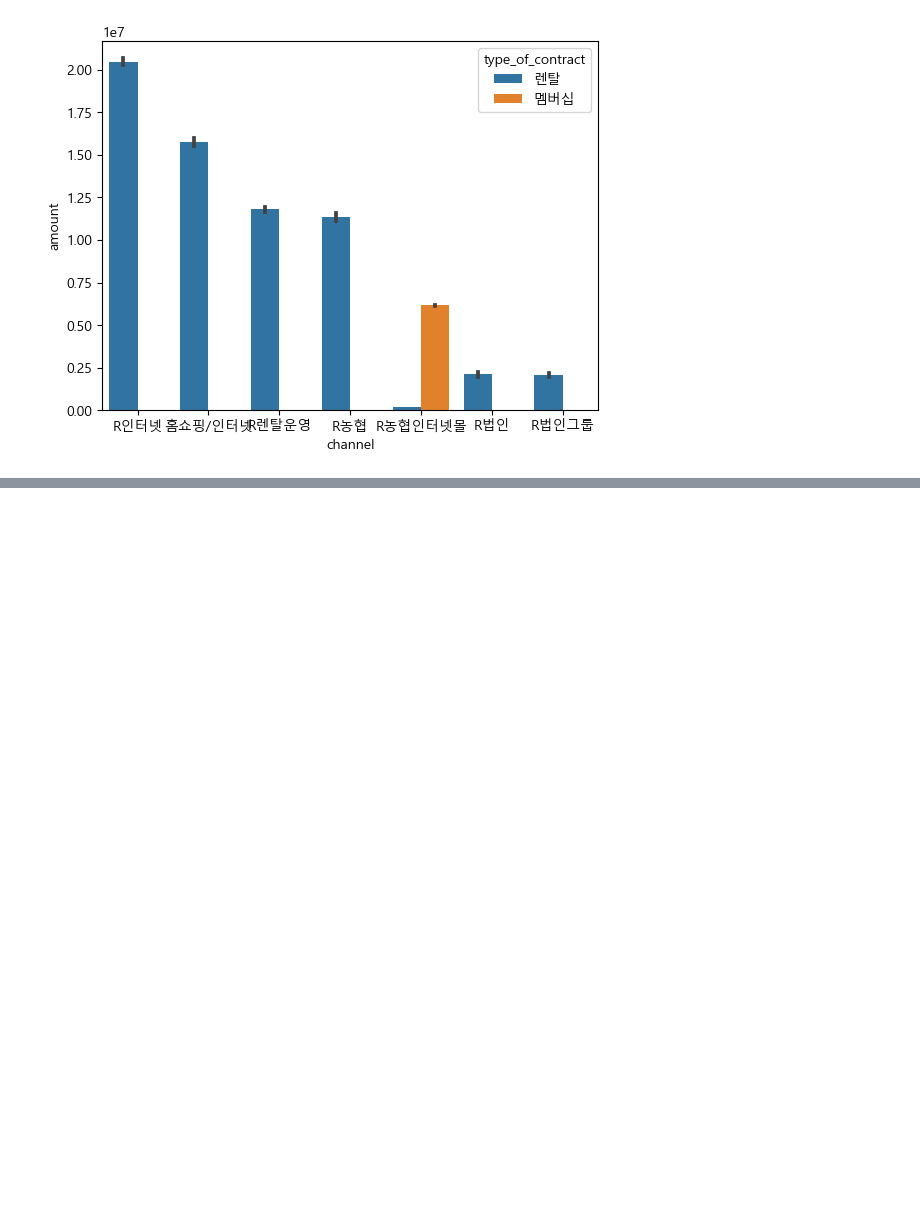
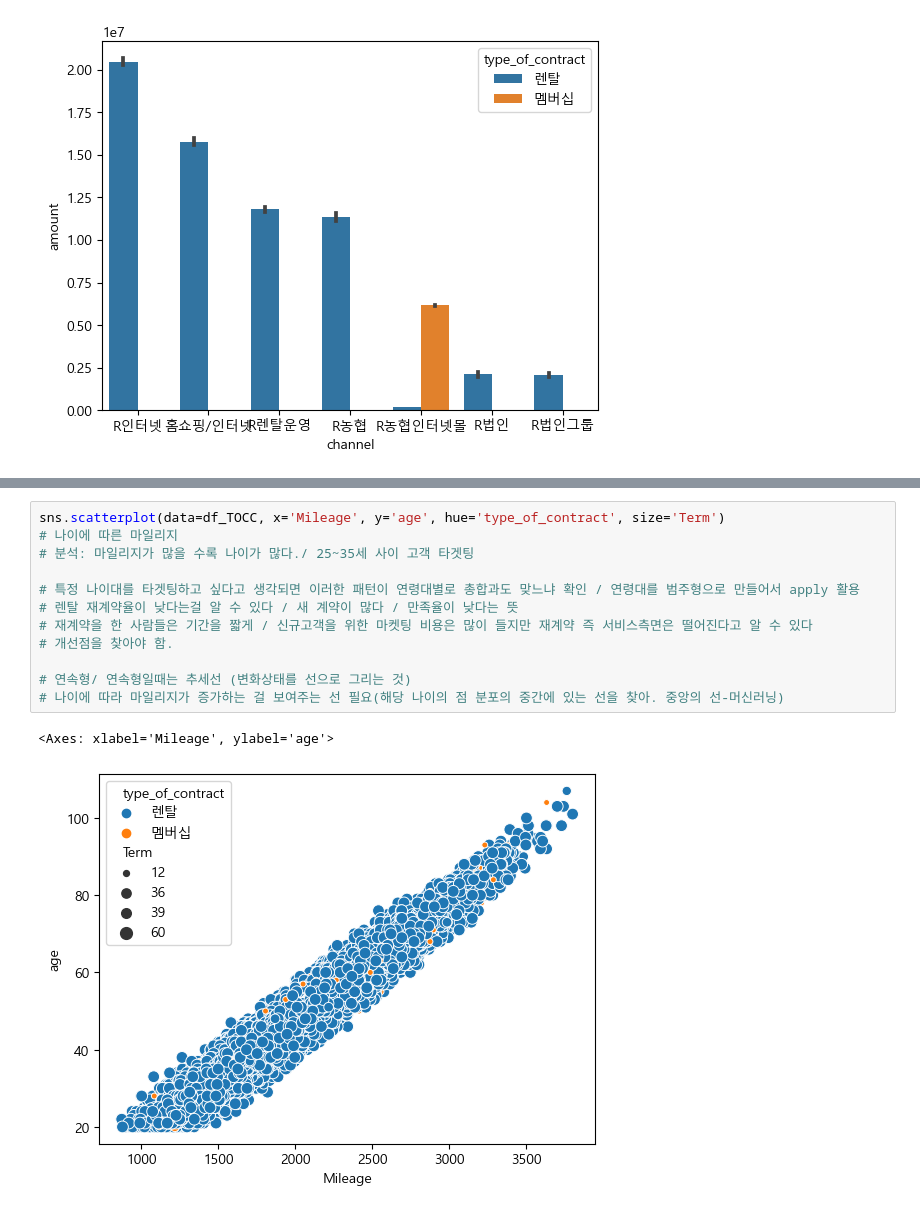
Before and after one commit to angelamyungjoosong/study_data_analytics, a Jupyter notebook: codes/visualizations/UsingCharts_TypeOfContract.ipynb, the cells around one changed output, grey strips where cells are left out. Saved outputs shown, nothing was run; the diff lists cells and outputs as text; blank space fills up the shorter version.

```diff
--- a/codes/visualizations/UsingCharts_TypeOfContract.ipynb
+++ b/codes/visualizations/UsingCharts_TypeOfContract.ipynb
@@ -64,0 +87,15 @@ sns.barplot(data=df_TOCC, x='channel', y='amount', estimator=sum, order=df_TOCC_
+# %%
+sns.scatterplot(data=df_TOCC, x='Mileage', y='age', hue='type_of_contract', size='Term')
+# 나이에 따른 마일리지
+# 분석: 마일리지가 많을 수록 나이가 많다./ 25~35세 사이 고객 타겟팅
+
+# 특정 나이대를 타겟팅하고 싶다고 생각되면 이러한 패턴이 연령대별로 총합과도 맞느냐 확인 / 연령대를 범주형으로 만들어서 apply 활용
+# 렌탈 재계약율이 낮다는걸 알 수 있다 / 새 계약이 많다 / 만족율이 낮다는 뜻
+# 재계약을 한 사람들은 기간을 짧게 / 신규고객을 위한 마켓팅 비용은 많이 들지만 재계약 즉 서비스측면은 떨어진다고 알 수 있다
+# 개선점을 찾아야 함.
+
+# 연속형/ 연속형일때는 추세선 (변화상태를 선으로 그리는 것)
+# 나이에 따라 마일리지가 증가하는 걸 보여주는 선 필요(해당 나이의 점 분포의 중간에 있는 선을 찾아. 중앙의 선-머신러닝)
+# %% [output]
+<Axes: xlabel='Mileage', ylabel='age'>
+[figure, added]
```
Also changed, not shown: parts of 16 cells of this notebook, 2 other files.
